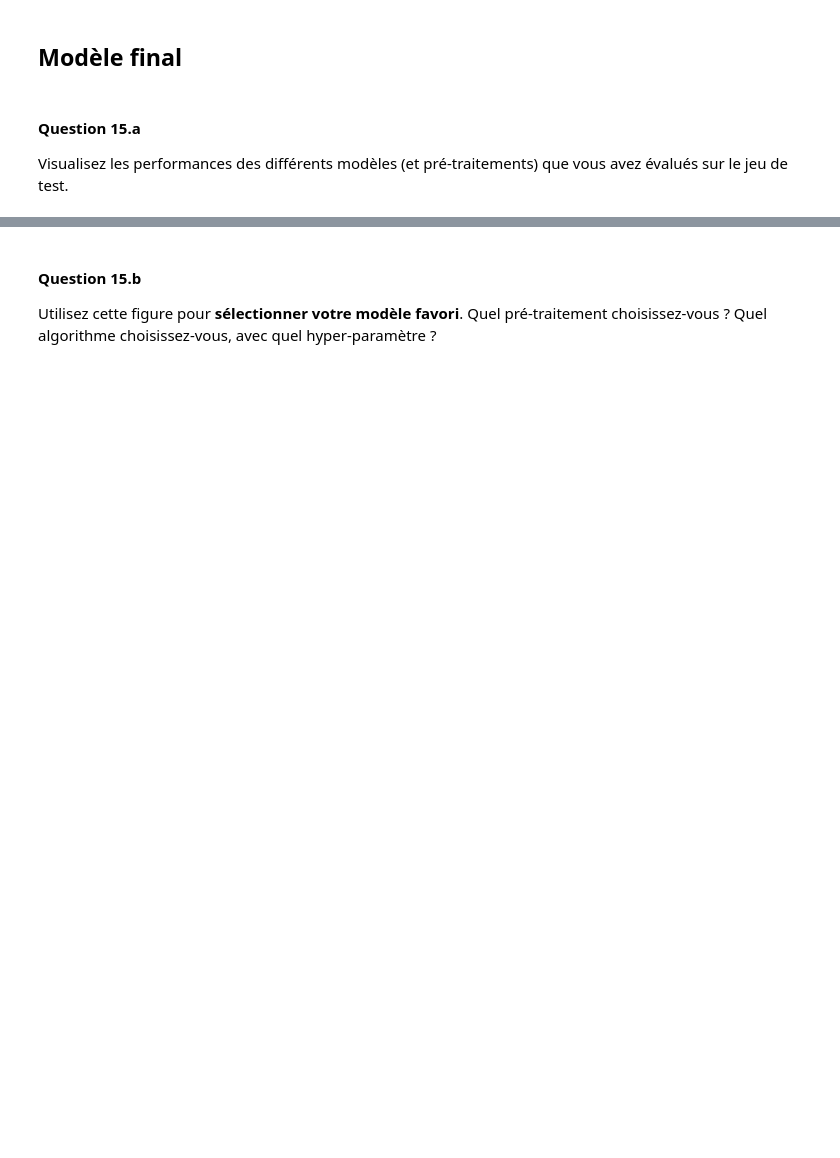
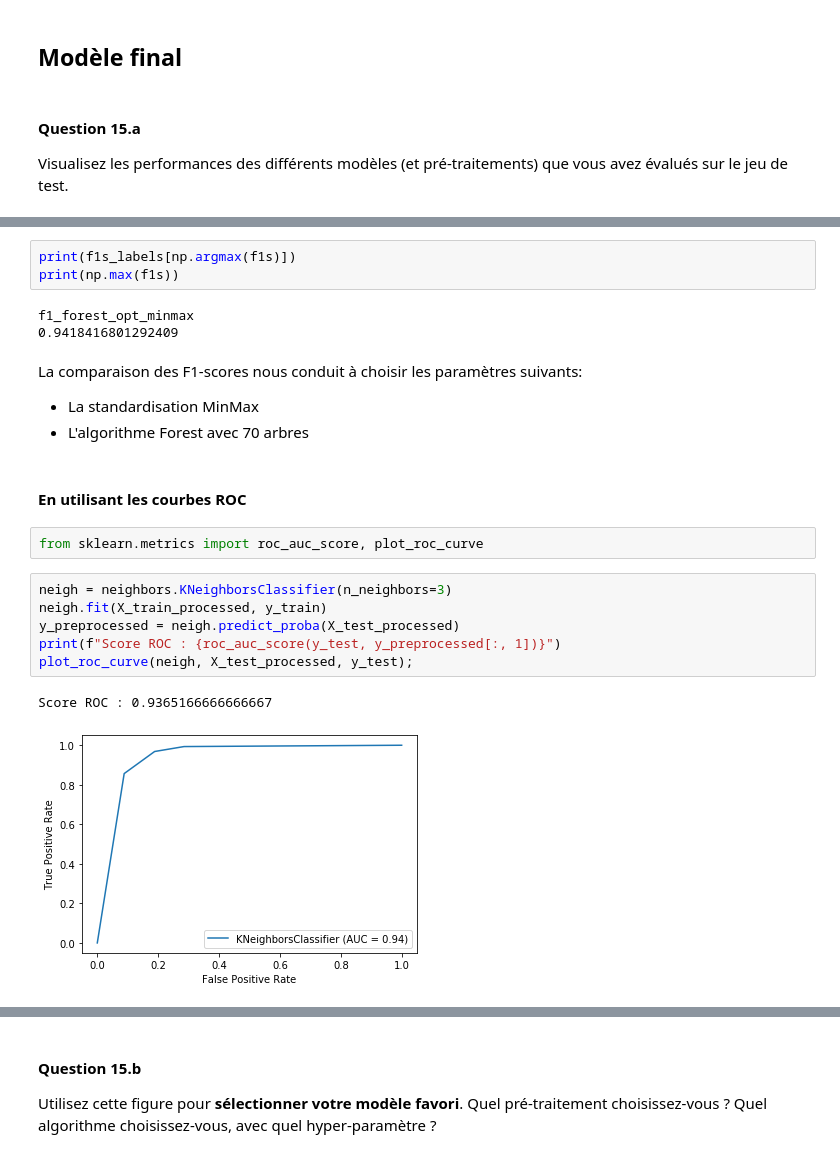
Before and after one commit to TristanCotillard/Projet_sdd, a Jupyter notebook: Projet.ipynb, the cells around one changed output, grey strips where cells are left out. Saved outputs shown, nothing was run; the diff lists cells and outputs as text; blank space fills up the shorter version.

```diff
--- a/Projet.ipynb
+++ b/Projet.ipynb
@@ -631,0 +892,23 @@ f1s = [f1_neigh_opt, ,f1_forest_opt]
+# %%
+print(f1s_labels[np.argmax(f1s)])
+print(np.max(f1s))
+# %% [output]
+f1_forest_opt_minmax
+0.9418416801292409
+# %% [markdown]
+La comparaison des F1-scores nous conduit à choisir les paramètres suivants:
+- La standardisation MinMax
+- L'algorithme Forest avec 70 arbres
+# %% [markdown]
+#### En utilisant les courbes ROC
+# %%
+from sklearn.metrics import roc_auc_score, plot_roc_curve
+# %%
+neigh = neighbors.KNeighborsClassifier(n_neighbors=3)
+neigh.fit(X_train_processed, y_train)
+y_preprocessed = neigh.predict_proba(X_test_processed)
+print(f"Score ROC : {roc_auc_score(y_test, y_preprocessed[:, 1])}")
+plot_roc_curve(neigh, X_test_processed, y_test);
+# %% [output]
+Score ROC : 0.9365166666666667
+[figure, added]
```
Also changed, not shown: parts of 55 cells of this notebook, 1 other file.
